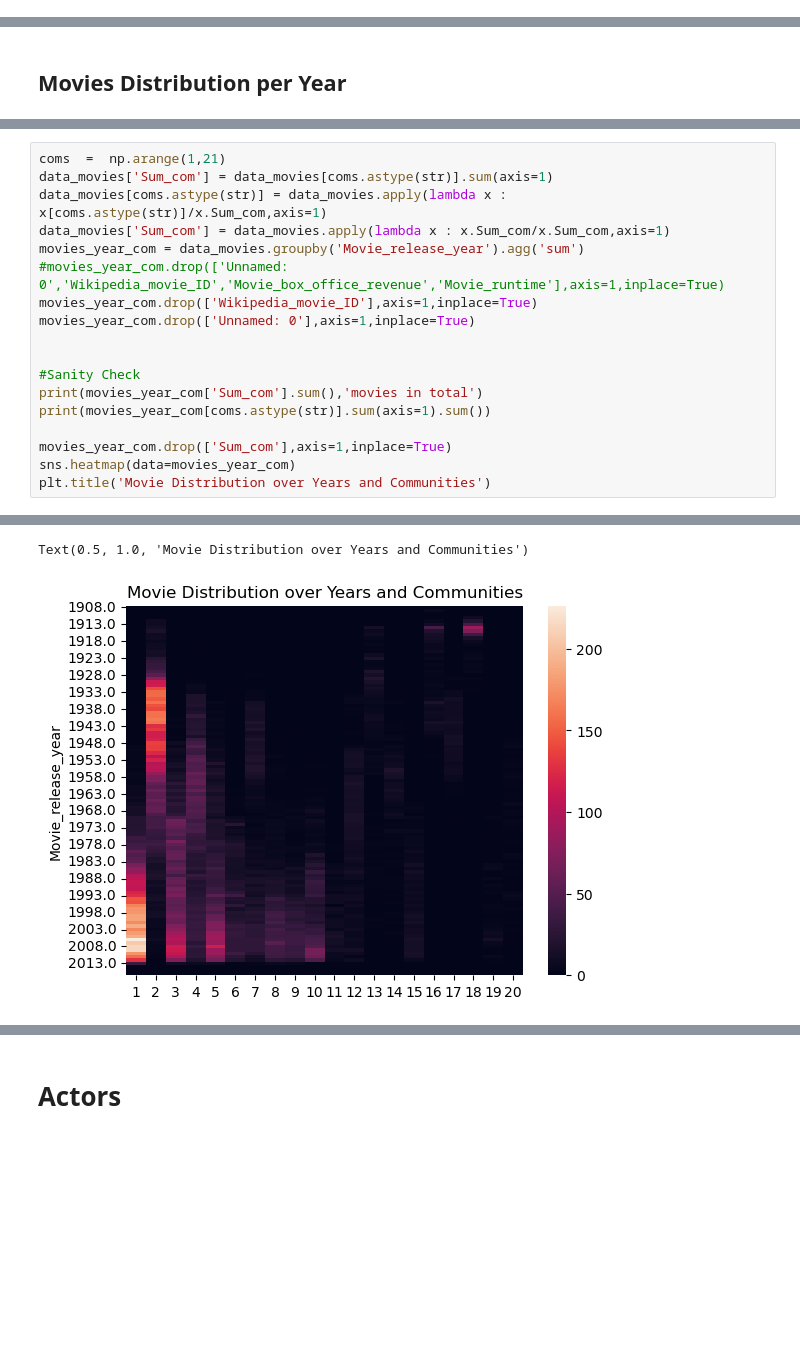
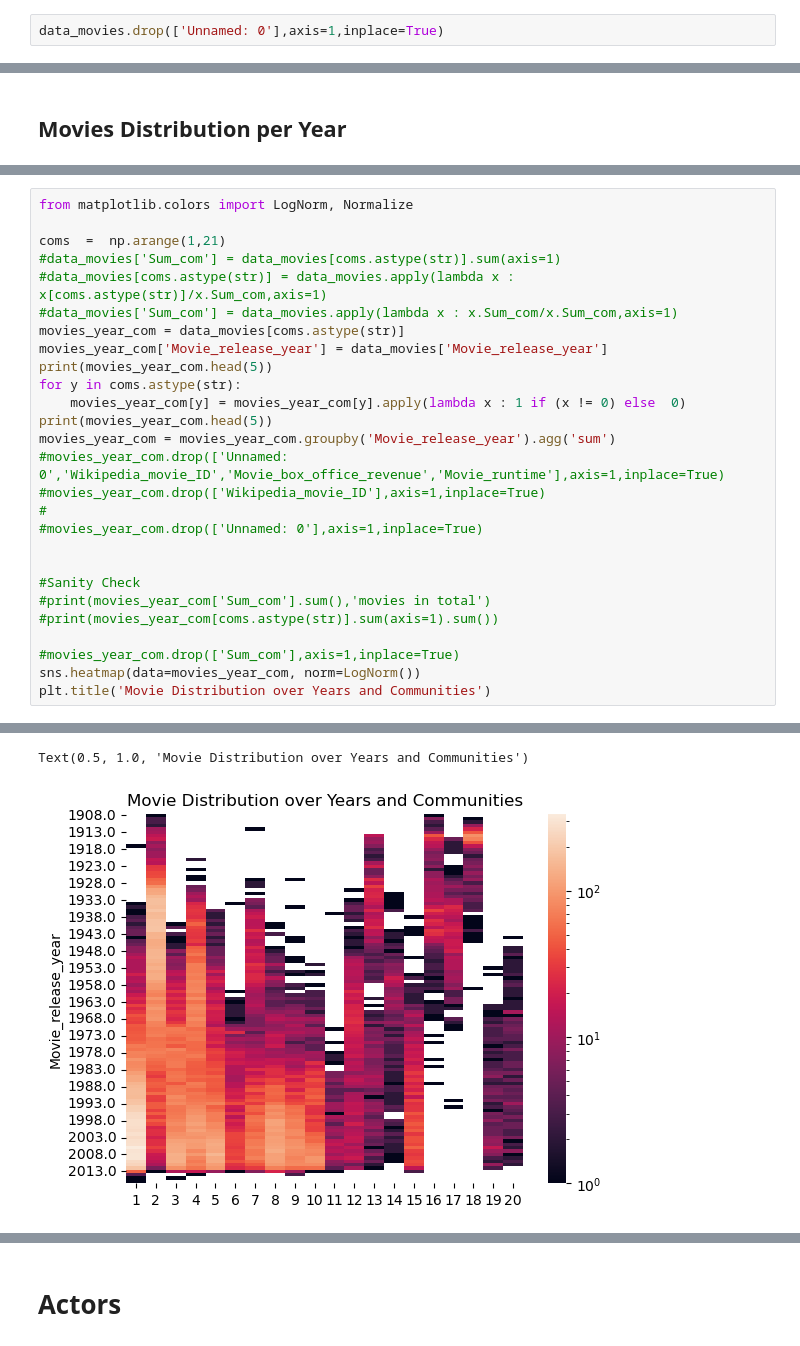
Before and after one commit to epfl-ada/ada-2022-project-addaxx, a Jupyter notebook: exploration.ipynb, the cells around one changed output, grey strips where cells are left out. Drawn from its saved outputs; the diff is of its cells as text; blank space fills up the shorter version.

Commit message:
graph_changes

```diff
--- a/exploration.ipynb
+++ b/exploration.ipynb
@@ -70,3 +63,5 @@ NameError: name 'LogNorm' is not defined
+# %%
+data_movies.drop(['Unnamed: 0'],axis=1,inplace=True)
 # %%
 # To be removed once the data has been done properly
 data_movies = data_movies.merge(all_movies,left_on='Wikipedia_movie_ID',right_on='Wikipedia_movie_ID',suffixes=('', '_y'))
@@ -183,19 +202,28 @@ List of countries
 # %%
+from matplotlib.colors import LogNorm, Normalize
+
 coms  =  np.arange(1,21)
-data_movies['Sum_com'] = data_movies[coms.astype(str)].sum(axis=1)
-data_movies[coms.astype(str)] = data_movies.apply(lambda x : x[coms.astype(str)]/x.Sum_com,axis=1)
-data_movies['Sum_com'] = data_movies.apply(lambda x : x.Sum_com/x.Sum_com,axis=1)
-movies_year_com = data_movies.groupby('Movie_release_year').agg('sum')
+#data_movies['Sum_com'] = data_movies[coms.astype(str)].sum(axis=1)
+#data_movies[coms.astype(str)] = data_movies.apply(lambda x : x[coms.astype(str)]/x.Sum_com,axis=1)
+#data_movies['Sum_com'] = data_movies.apply(lambda x : x.Sum_com/x.Sum_com,axis=1)
+movies_year_com = data_movies[coms.astype(str)]
+movies_year_com['Movie_release_year'] = data_movies['Movie_release_year']
+print(movies_year_com.head(5))
+for y in coms.astype(str):
+    movies_year_com[y] = movies_year_com[y].apply(lambda x : 1 if (x != 0) else  0)
+print(movies_year_com.head(5))
+movies_year_com = movies_year_com.groupby('Movie_release_year').agg('sum')
 #movies_year_com.drop(['Unnamed: 0','Wikipedia_movie_ID','Movie_box_office_revenue','Movie_runtime'],axis=1,inplace=True)
-movies_year_com.drop(['Wikipedia_movie_ID'],axis=1,inplace=True)
-movies_year_com.drop(['Unnamed: 0'],axis=1,inplace=True)
+#movies_year_com.drop(['Wikipedia_movie_ID'],axis=1,inplace=True)
+#
+#movies_year_com.drop(['Unnamed: 0'],axis=1,inplace=True)
 
 
 #Sanity Check
-print(movies_year_com['Sum_com'].sum(),'movies in total')
-print(movies_year_com[coms.astype(str)].sum(axis=1).sum())
+#print(movies_year_com['Sum_com'].sum(),'movies in total')
+#print(movies_year_com[coms.astype(str)].sum(axis=1).sum())
 
-movies_year_com.drop(['Sum_com'],axis=1,inplace=True)
-sns.heatmap(data=movies_year_com)
+#movies_year_com.drop(['Sum_com'],axis=1,inplace=True)
+sns.heatmap(data=movies_year_com, norm=LogNorm())
 plt.title('Movie Distribution over Years and Communities')
 # %% [output]
@@ -204,2 +247,2 @@ plt.title('Movie Distribution over Years and Communities')
 Text(0.5, 1.0, 'Movie Distribution over Years and Communities')
-[figure, old version]
+[figure, new version]
```
Also changed, not shown: parts of 27 cells of this notebook.
